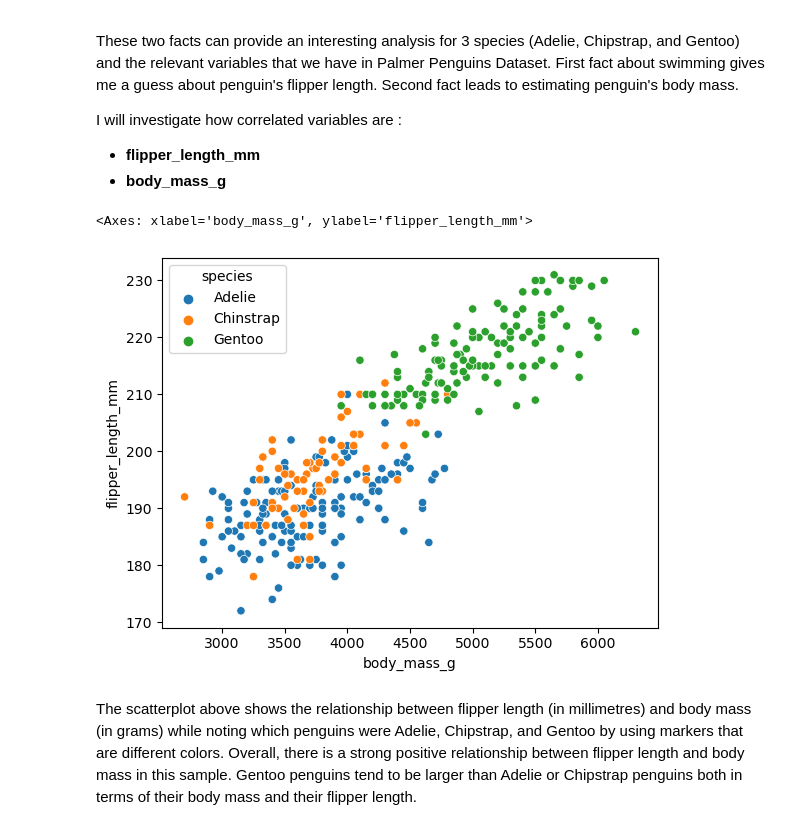
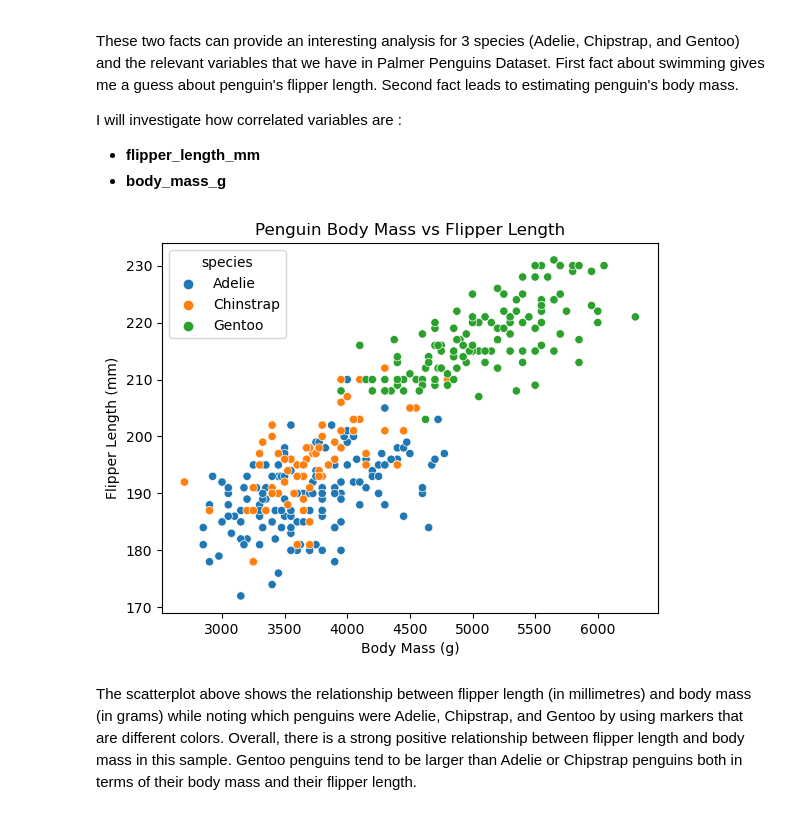
Before and after one commit to nataliia-dragunova/daproject, a Jupyter notebook: penguins.ipynb, the cells around one changed output. Cells and saved outputs as stored; diff of their text form; code cells hidden in the pictures.

```diff
--- a/penguins.ipynb
+++ b/penguins.ipynb
@@ -189,10 +191,16 @@ I will investigate how correlated variables are :
 # %%
 # Creating a scatter plot in seaborn
 
 sns.scatterplot(data=penguins_df, x='body_mass_g', y='flipper_length_mm', hue ='species')
+
+# Set labels and title
+plt.xlabel('Body Mass (g)')
+plt.ylabel('Flipper Length (mm)')
+plt.title('Penguin Body Mass vs Flipper Length')
+
+plt.show()
 # %% [output]
-<Axes: xlabel='body_mass_g', ylabel='flipper_length_mm'>
-[figure, old version]
+[figure, new version]
 # %% [markdown]
 The scatterplot above shows the relationship between flipper length (in millimetres) and body mass (in grams) while noting which penguins were Adelie, Chipstrap, and Gentoo by using markers that are different colors. Overall, there is a strong positive relationship between flipper length and body mass in this sample. Gentoo penguins tend to be larger than Adelie or Chipstrap penguins both in terms of their body mass and their flipper length.
 # %% [markdown]
```
Also changed, not shown: parts of 5 cells of this notebook.
